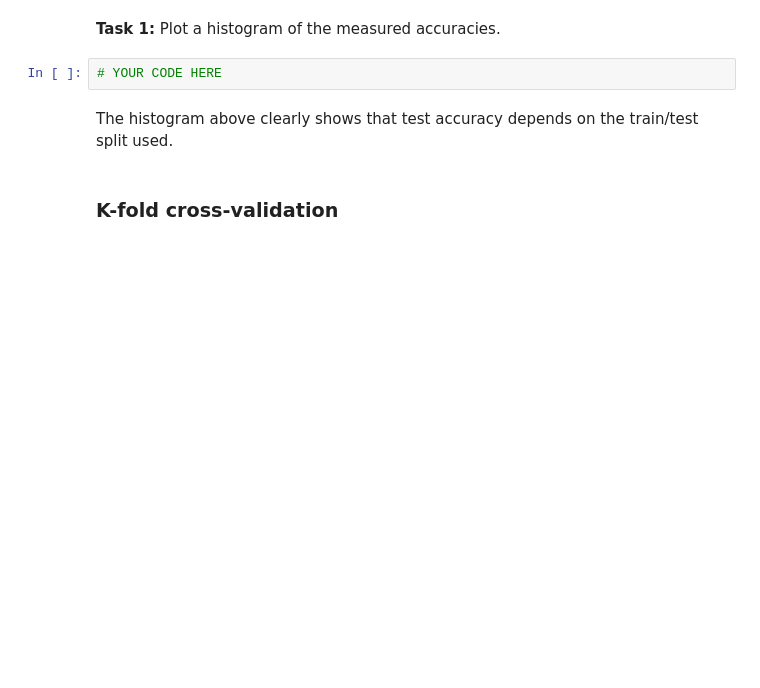
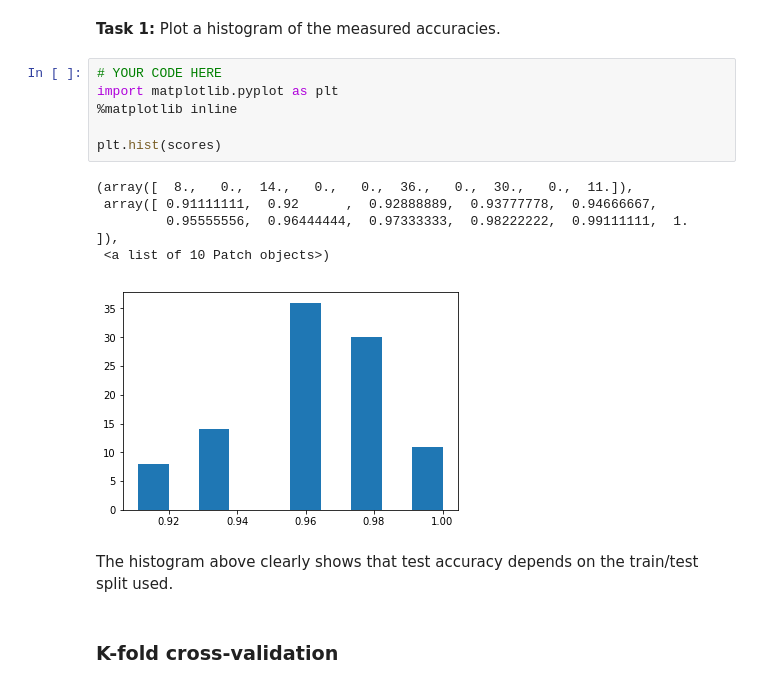
Before and after one commit to sjmccorm1993/a3-sjmccorm1993, a Jupyter notebook: lab3b.ipynb, the cells around one changed output. Saved outputs shown, nothing was run; the diff lists cells and outputs as text; blank space fills up the shorter version.

```diff
--- a/lab3b.ipynb
+++ b/lab3b.ipynb
@@ -66,7 +69,17 @@ print('best [k, score] = [%g, %g], mean score = '%(i+1, scores[i]), scores.mean(
 # %% [markdown]
 __Task 1:__ Plot a histogram of the measured accuracies.
-# %%
-# YOUR CODE HERE
+# %%
+# YOUR CODE HERE
+import matplotlib.pyplot as plt
+%matplotlib inline
+
+plt.hist(scores)
+# %% [output]
+(array([  8.,   0.,  14.,   0.,   0.,  36.,   0.,  30.,   0.,  11.]),
+ array([ 0.91111111,  0.92      ,  0.92888889,  0.93777778,  0.94666667,
+         0.95555556,  0.96444444,  0.97333333,  0.98222222,  0.99111111,  1.        ]),
+ <a list of 10 Patch objects>)
+[figure, added]
 # %% [markdown]
 The histogram above clearly shows that test accuracy depends on the train/test split used.
 # %% [markdown]
```
Also changed, not shown: parts of 40 cells of this notebook, 6 other files.
